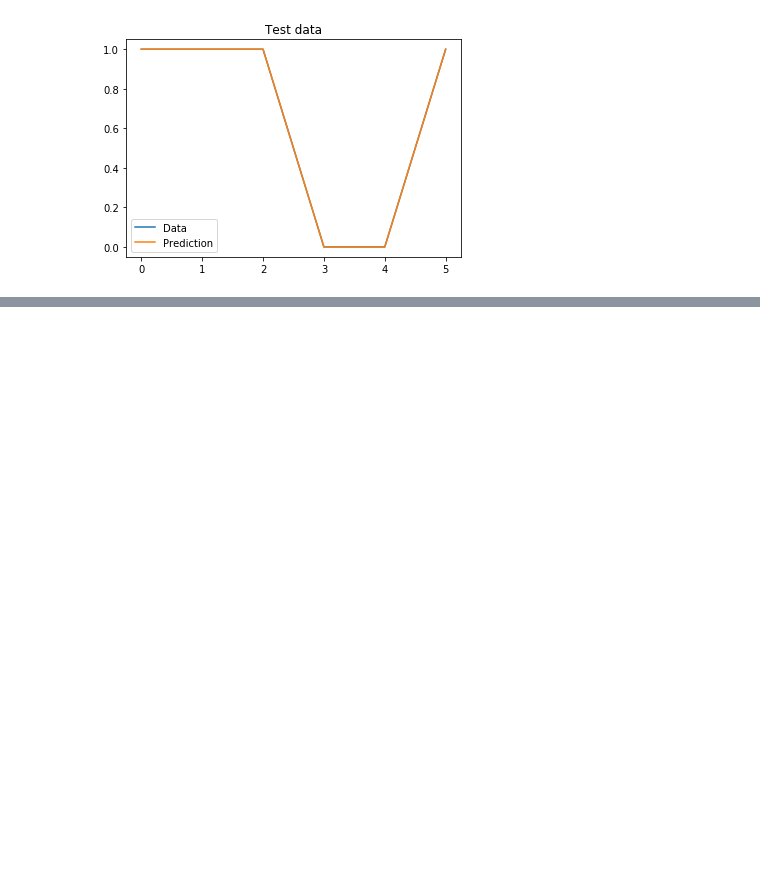
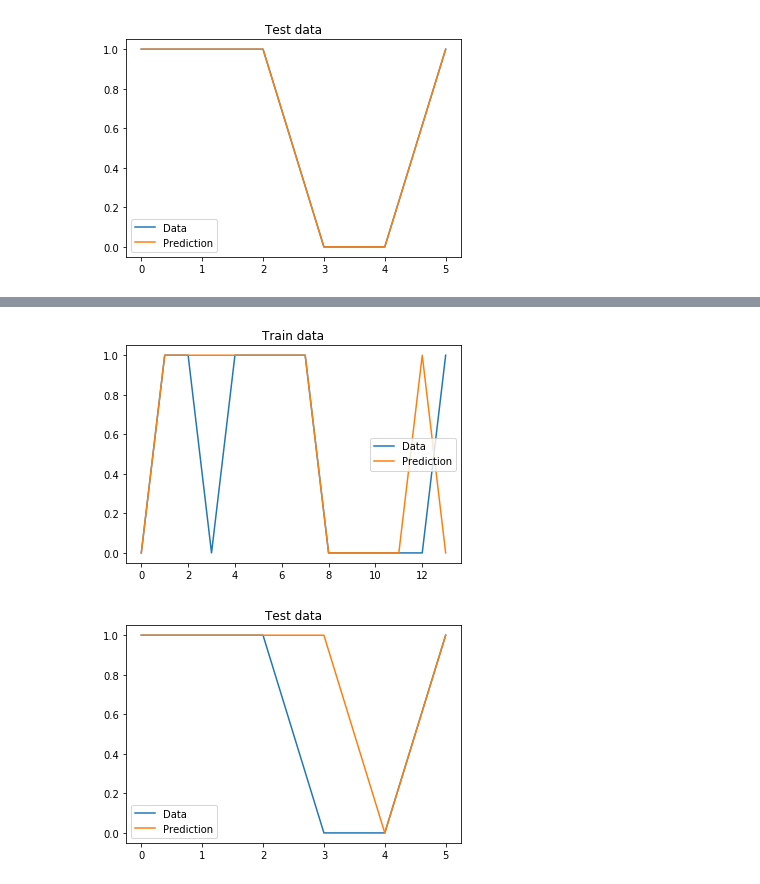
Before and after one commit to andriyrom/MachineLearning, a Jupyter notebook: Examples/Example.ipynb, the cells around one changed output, grey strips where cells are left out. Saved outputs shown, nothing was run; the diff lists cells and outputs as text; code cells hidden in the pictures; blank space fills up the shorter version.

```diff
--- a/Examples/Example.ipynb
+++ b/Examples/Example.ipynb
@@ -164,0 +193,9 @@ plot_results(y_cl_test, y_res, "Test data")
+# %%
+y_res = sk_knn.predict(x_train_n)
+plot_results(y_cl_train, y_res, "Train data")
+
+y_res = sk_knn.predict(x_test_n)
+plot_results(y_cl_test, y_res, "Test data")
+# %% [output]
+[figure, added]
+[figure, added]
```
Also changed, not shown: parts of 8 cells of this notebook.
